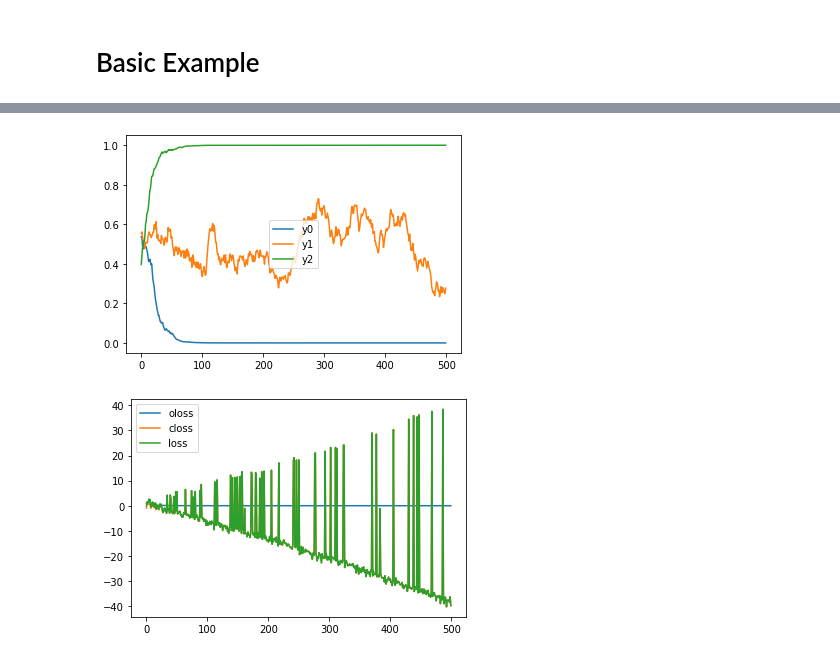
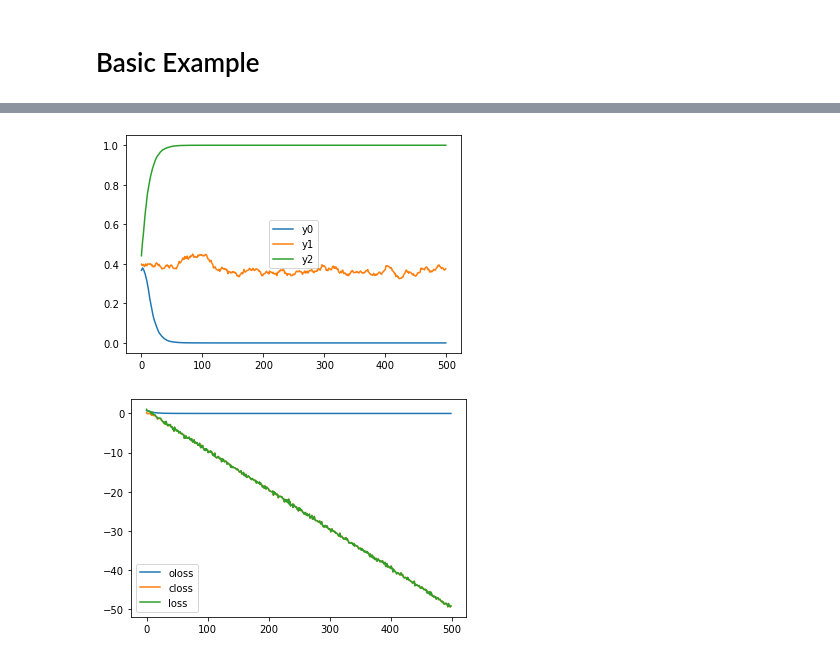
Before and after one commit to pylon-lib/pylon, a Jupyter notebook: examples.ipynb, the cells around one changed output, grey strips where cells are left out. Drawn from its saved outputs; the diff is of its cells as text; code cells hidden in the pictures.

```diff
--- a/examples.ipynb
+++ b/examples.ipynb
@@ -94,33 +92,33 @@ import itertools
 from pytorch_constraints.constraint import constraint
 from pytorch_constraints.brute_force_solver import *
 from pytorch_constraints.sampling_solver import *
 
 net = Net()
 opt = torch.optim.SGD(net.parameters(), lr=0.1)
 plot = PlotHelper()
 plot_loss = PlotHelper()
 
 def xor(y):
     return (y[0] and not y[2]) or (not y[0] and y[2])
 
 xor_cons = constraint(xor)
-num_samples = 8
+num_samples = 100
 xor_cons = constraint(xor, SamplingSolver(num_samples))
 
 for _ in range(500):
     opt.zero_grad()
     y_logit = net(x)
     oloss = F.cross_entropy(y_logit[2:], y[2:])
     closs = xor_cons(y_logit)
     loss = oloss + closs
     loss.backward()
     y_prob = torch.softmax(y_logit, dim=-1)
     plot.add(y0=y_prob[0,1].data, y1=y_prob[1,1].data, y2=y_prob[2,1].data)
     plot_loss.add(oloss=oloss.data, closs=closs.data, loss=loss.data)
     opt.step()
 
 plot.show()
 plot_loss.show()
 # %% [output]
-[figure, old version]
+[figure, new version]
-[figure, old version]
+[figure, new version]
```
Also changed, not shown: parts of 4 cells of this notebook.
